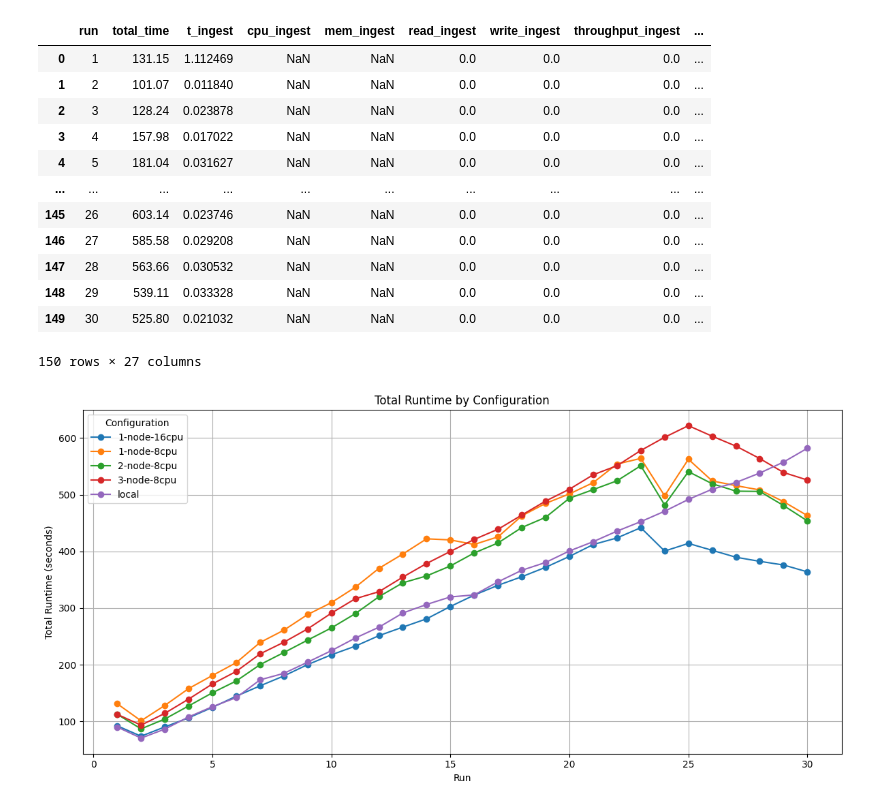
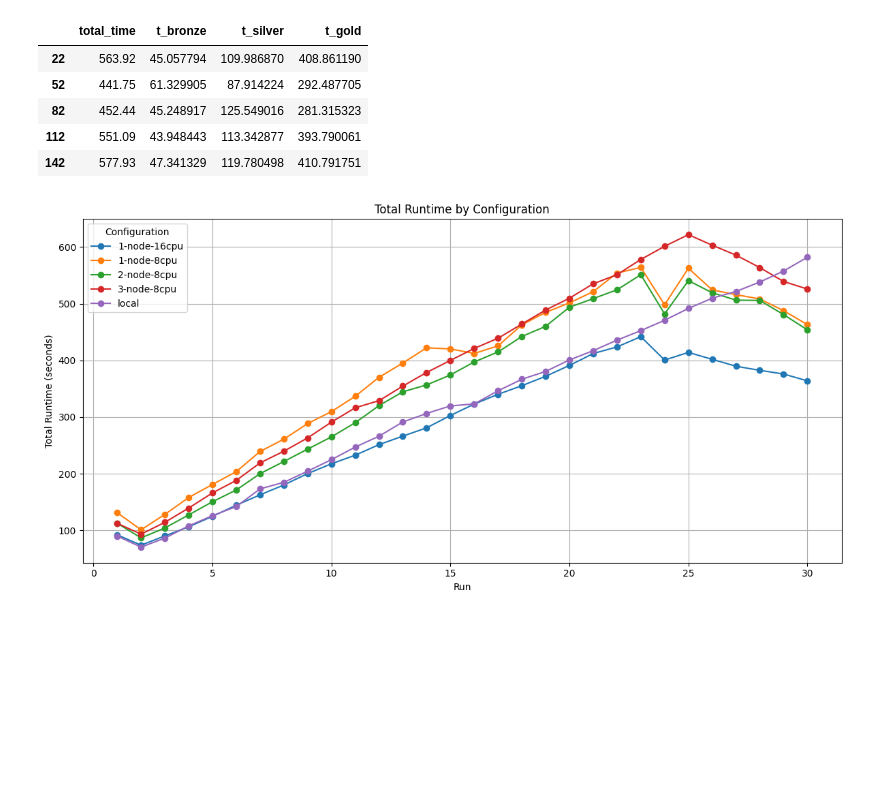
Before and after one commit to evie-mahsem-new/JetStream2_Benchmarking, a Jupyter notebook: results/visuals_pipeline.ipynb, the cells around one changed output. Drawn from its saved outputs; the diff is of its cells as text; code cells hidden in the pictures; blank space fills up the shorter version.

```diff
--- a/results/visuals_pipeline.ipynb
+++ b/results/visuals_pipeline.ipynb
@@ -31,21 +32,14 @@ metrics = ["total_time", "t_ingest", "t_bronze", "t_silver", "t_gold",
            "write_bronze", "write_silver", "write_gold"]
 df_avg = df_combined.groupby("config")[metrics].mean().reset_index()
 # %%
-df_combined
+df_combined[df_combined['run']==23][['total_time', 't_bronze', 't_silver', 't_gold']]
 # %% [output]
-|  | run | total_time | t_ingest | cpu_ingest | mem_ingest | read_ingest | write_ingest | throughput_ingest | ... |
-| 0 | 1 | 131.15 | 1.112469 | NaN | NaN | 0.0 | 0.0 | 0.0 | ... |
-| 1 | 2 | 101.07 | 0.011840 | NaN | NaN | 0.0 | 0.0 | 0.0 | ... |
-| 2 | 3 | 128.24 | 0.023878 | NaN | NaN | 0.0 | 0.0 | 0.0 | ... |
-| 3 | 4 | 157.98 | 0.017022 | NaN | NaN | 0.0 | 0.0 | 0.0 | ... |
-| 4 | 5 | 181.04 | 0.031627 | NaN | NaN | 0.0 | 0.0 | 0.0 | ... |
-| ... | ... | ... | ... | ... | ... | ... | ... | ... | ... |
-| 145 | 26 | 603.14 | 0.023746 | NaN | NaN | 0.0 | 0.0 | 0.0 | ... |
-| 146 | 27 | 585.58 | 0.029208 | NaN | NaN | 0.0 | 0.0 | 0.0 | ... |
-| 147 | 28 | 563.66 | 0.030532 | NaN | NaN | 0.0 | 0.0 | 0.0 | ... |
-| 148 | 29 | 539.11 | 0.033328 | NaN | NaN | 0.0 | 0.0 | 0.0 | ... |
-| 149 | 30 | 525.80 | 0.021032 | NaN | NaN | 0.0 | 0.0 | 0.0 | ... |
+|  | total_time | t_bronze | t_silver | t_gold |
+| 22 | 563.92 | 45.057794 | 109.986870 | 408.861190 |
+| 52 | 441.75 | 61.329905 | 87.914224 | 292.487705 |
+| 82 | 452.44 | 45.248917 | 125.549016 | 281.315323 |
+| 112 | 551.09 | 43.948443 | 113.342877 | 393.790061 |
+| 142 | 577.93 | 47.341329 | 119.780498 | 410.791751 |
-150 rows × 27 columns
 # %%
 plt.figure(figsize=(12, 6))
 
```
Also changed, not shown: parts of 3 cells of this notebook, 2 other files.
